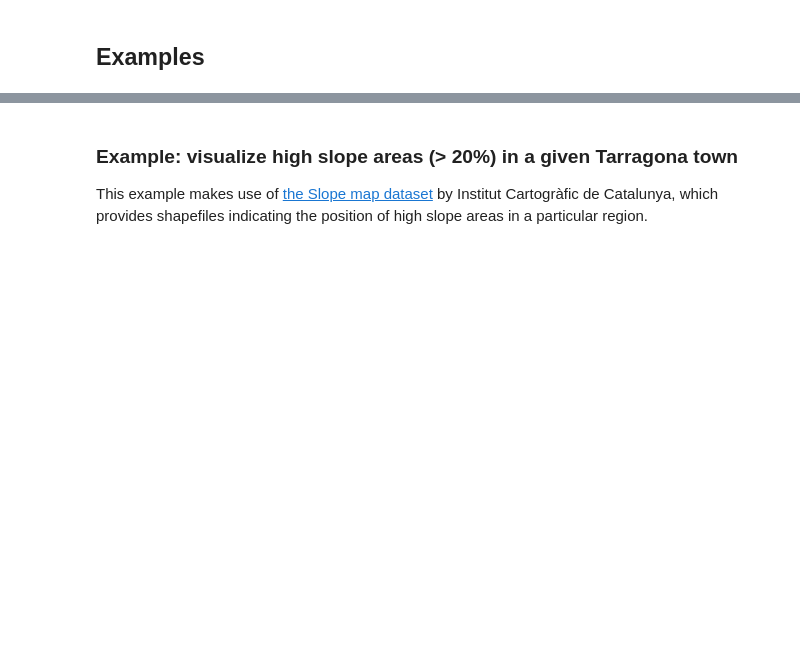
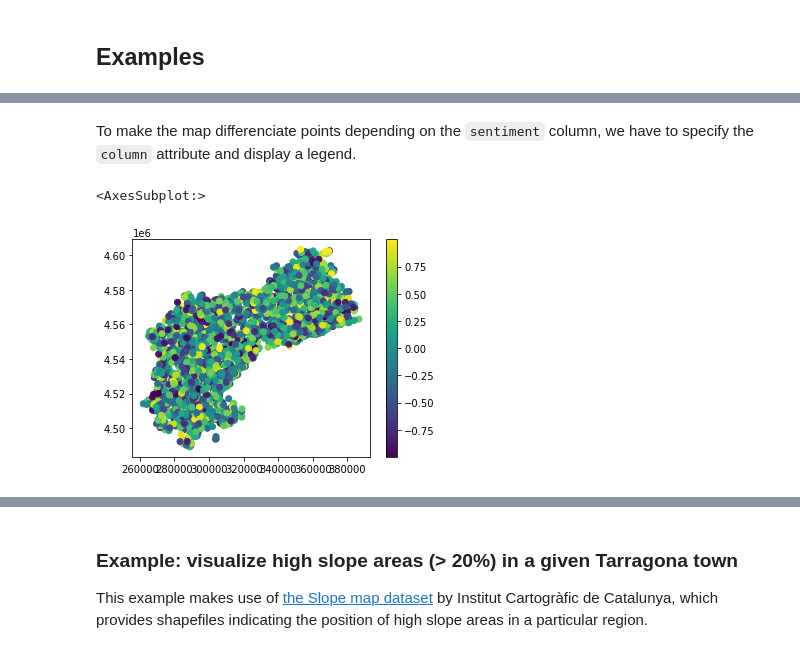
Before and after one commit to cloudbutton/geospatial-bootstrap, a Jupyter notebook: Geospatial Bootstrap.ipynb, the cells around one changed output, grey strips where cells are left out. Cells and saved outputs as stored; diff of their text form; code cells hidden in the pictures; blank space fills up the shorter version.

```diff
--- a/Geospatial Bootstrap.ipynb
+++ b/Geospatial Bootstrap.ipynb
@@ -530,0 +582,10 @@ https://docs.bokeh.org/en/latest/docs/user_guide/jupyter.html
+# %% [markdown]
+To make the map differenciate points depending on the `sentiment` column, we have to specify the `column` attribute and display a legend.
+# %%
+gdf_sentiment.plot(
+    column='sentiment',
+    legend=True
+)
+# %% [output]
+<AxesSubplot:>
+[figure, added]
```
Also changed, not shown: parts of 30 cells of this notebook, 4 other files.
